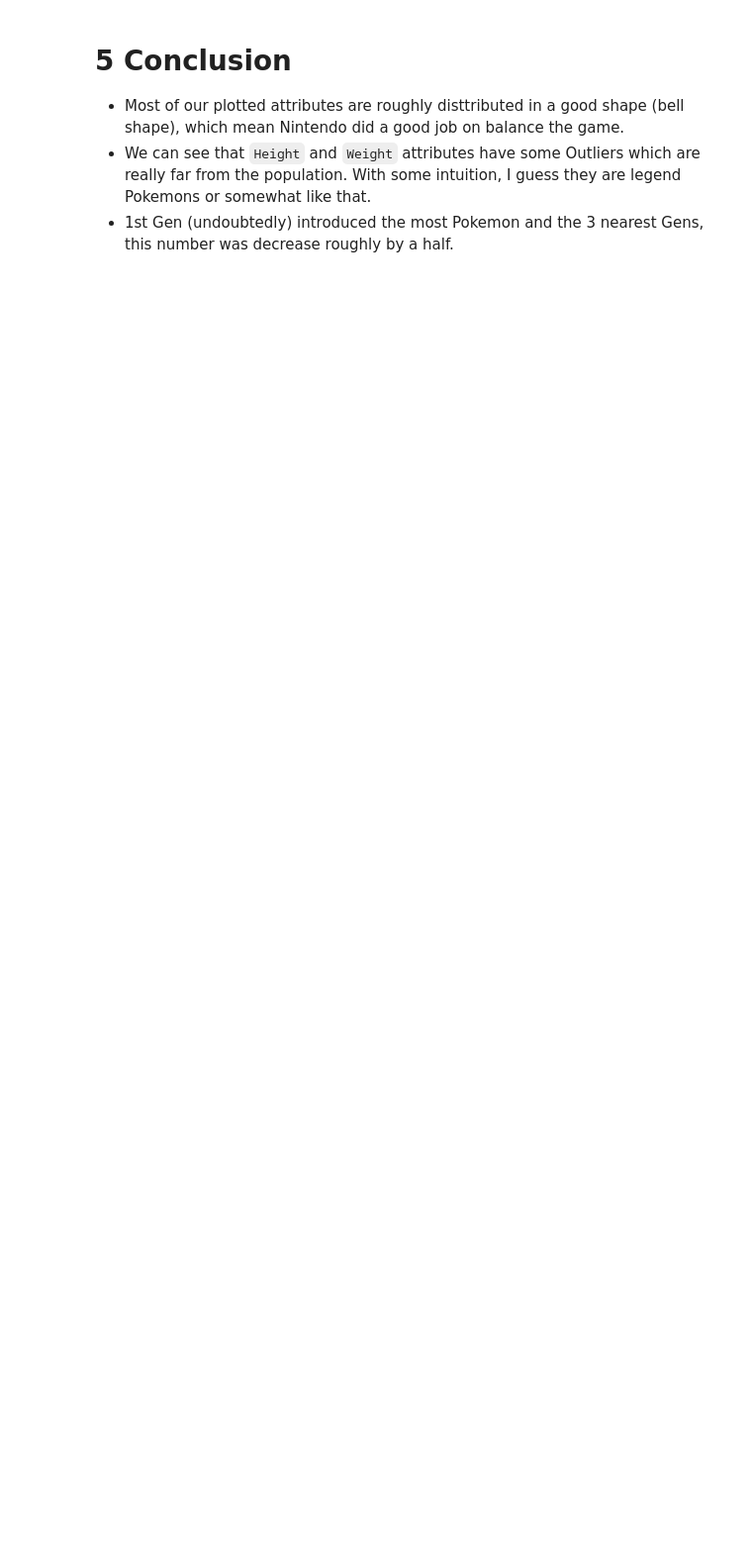
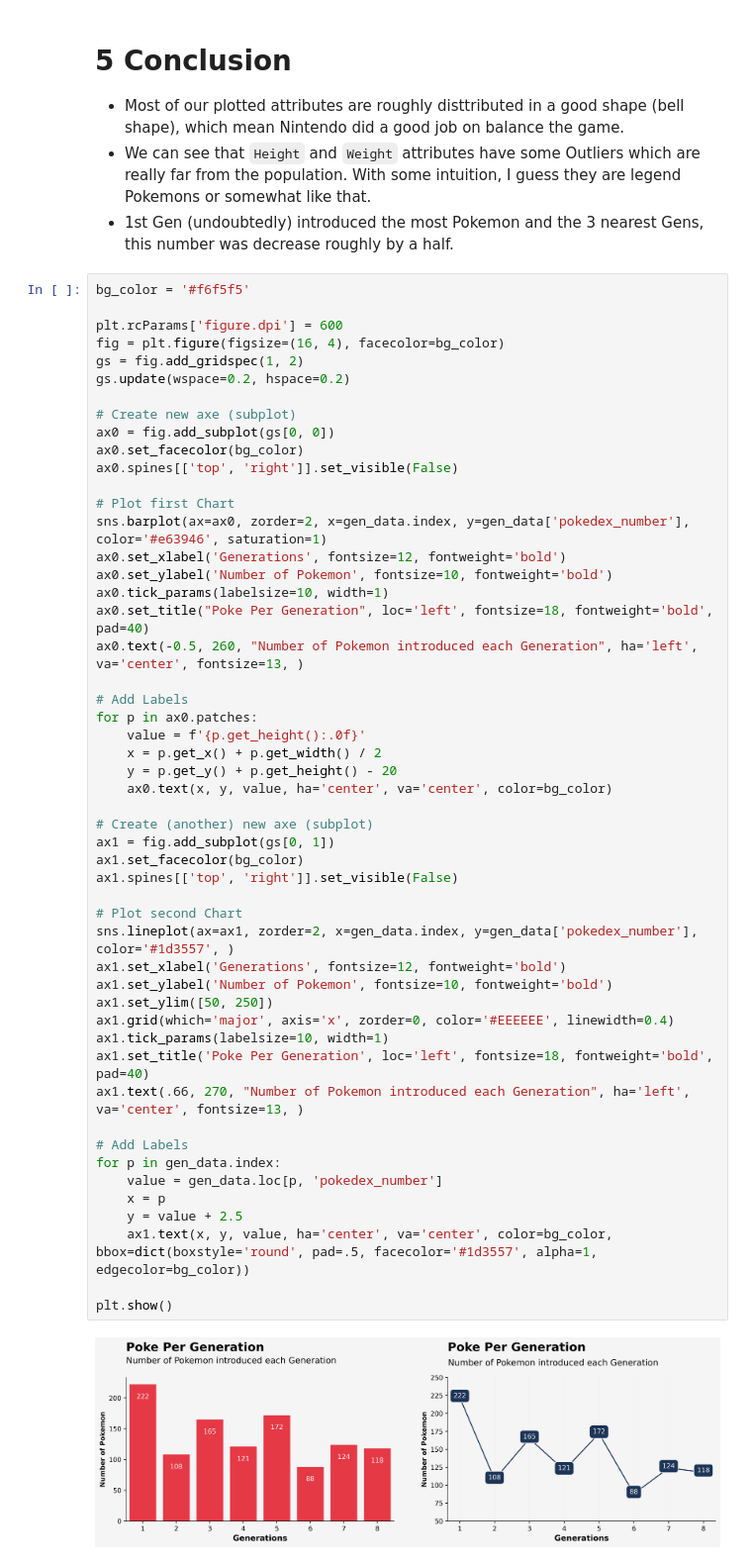
Before and after one commit to tannd-ds/ds-practice, a Jupyter notebook: pokemon-data/Pokemon EDA.ipynb, the cells around one changed output. Shown at 99% size. Saved outputs shown, nothing was run; the diff lists cells and outputs as text; blank space fills up the shorter version.

```diff
--- a/pokemon-data/Pokemon EDA.ipynb
+++ b/pokemon-data/Pokemon EDA.ipynb
@@ -206,3 +248,56 @@ Text(0, 0.5, 'Number of Pokemon')
 - Most of our plotted attributes are roughly disttributed in a good shape (bell shape), which mean Nintendo did a good job on balance the game.
 - We can see that `Height` and `Weight` attributes have some Outliers which are really far from the population. With some intuition, I guess they are legend Pokemons or somewhat like that.
 - 1st Gen (undoubtedly) introduced the most Pokemon and the 3 nearest Gens, this number was decrease roughly by a half.
+# %%
+bg_color = '#f6f5f5'
+
+plt.rcParams['figure.dpi'] = 600
+fig = plt.figure(figsize=(16, 4), facecolor=bg_color)
+gs = fig.add_gridspec(1, 2)
+gs.update(wspace=0.2, hspace=0.2)
+
+# Create new axe (subplot)
+ax0 = fig.add_subplot(gs[0, 0])
+ax0.set_facecolor(bg_color)
+ax0.spines[['top', 'right']].set_visible(False)
+
+# Plot first Chart
+sns.barplot(ax=ax0, zorder=2, x=gen_data.index, y=gen_data['pokedex_number'], color='#e63946', saturation=1)
+ax0.set_xlabel('Generations', fontsize=12, fontweight='bold')
+ax0.set_ylabel('Number of Pokemon', fontsize=10, fontweight='bold')
+ax0.tick_params(labelsize=10, width=1)
+ax0.set_title("Poke Per Generation", loc='left', fontsize=18, fontweight='bold', pad=40)
+ax0.text(-0.5, 260, "Number of Pokemon introduced each Generation", ha='left', va='center', fontsize=13, )
+
+# Add Labels
+for p in ax0.patches:
+    value = f'{p.get_height():.0f}'
+    x = p.get_x() + p.get_width() / 2
+    y = p.get_y() + p.get_height() - 20
+    ax0.text(x, y, value, ha='center', va='center', color=bg_color)
+
+# Create (another) new axe (subplot)
+ax1 = fig.add_subplot(gs[0, 1])
+ax1.set_facecolor(bg_color)
+ax1.spines[['top', 'right']].set_visible(False)
+
+# Plot second Chart
+sns.lineplot(ax=ax1, zorder=2, x=gen_data.index, y=gen_data['pokedex_number'], color='#1d3557', )
+ax1.set_xlabel('Generations', fontsize=12, fontweight='bold')
+ax1.set_ylabel('Number of Pokemon', fontsize=10, fontweight='bold')
+ax1.set_ylim([50, 250])
+ax1.grid(which='major', axis='x', zorder=0, color='#EEEEEE', linewidth=0.4)
+ax1.tick_params(labelsize=10, width=1)
+ax1.set_title('Poke Per Generation', loc='left', fontsize=18, fontweight='bold', pad=40)
+ax1.text(.66, 270, "Number of Pokemon introduced each Generation", ha='left', va='center', fontsize=13, )
+
+# Add Labels
+for p in gen_data.index:
+    value = gen_data.loc[p, 'pokedex_number']
+    x = p
+    y = value + 2.5
+    ax1.text(x, y, value, ha='center', va='center', color=bg_color, bbox=dict(boxstyle='round', pad=.5, facecolor='#1d3557', alpha=1, edgecolor=bg_color))
+
+plt.show()
+# %% [output]
+[figure, added]
```
Also changed, not shown: parts of 5 cells of this notebook, 3 other files.
